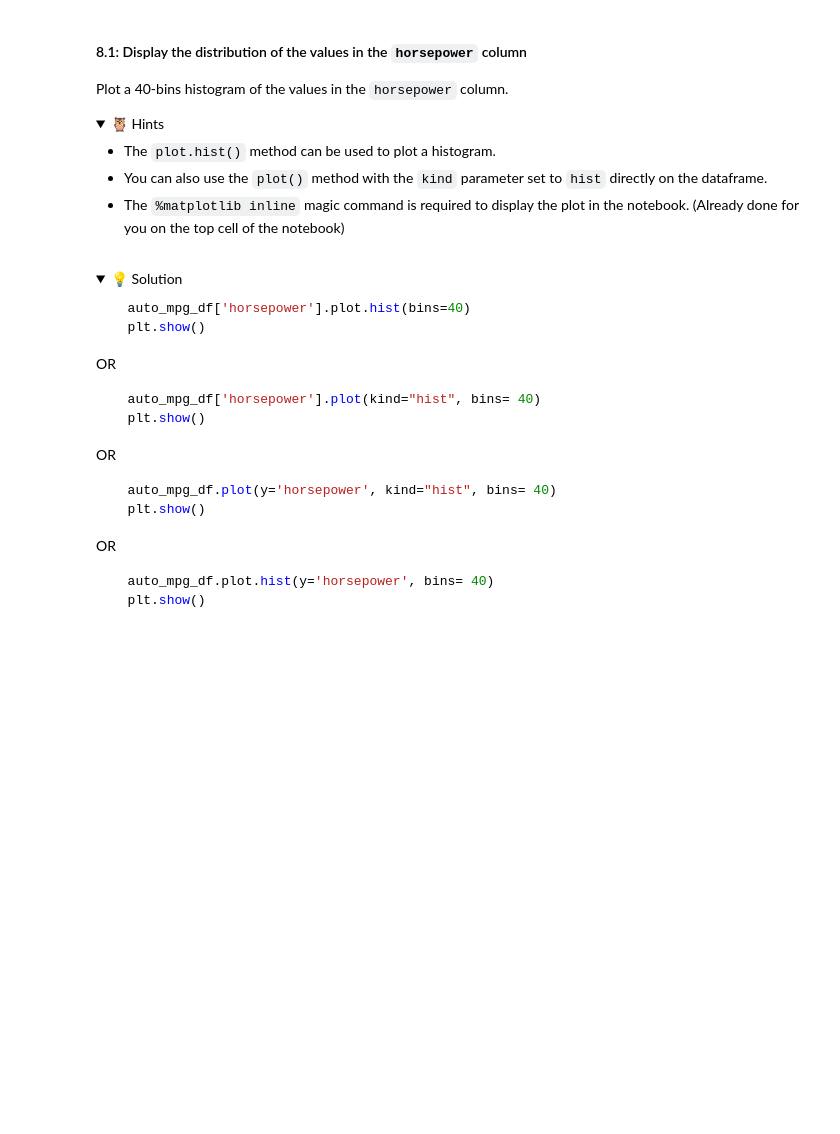
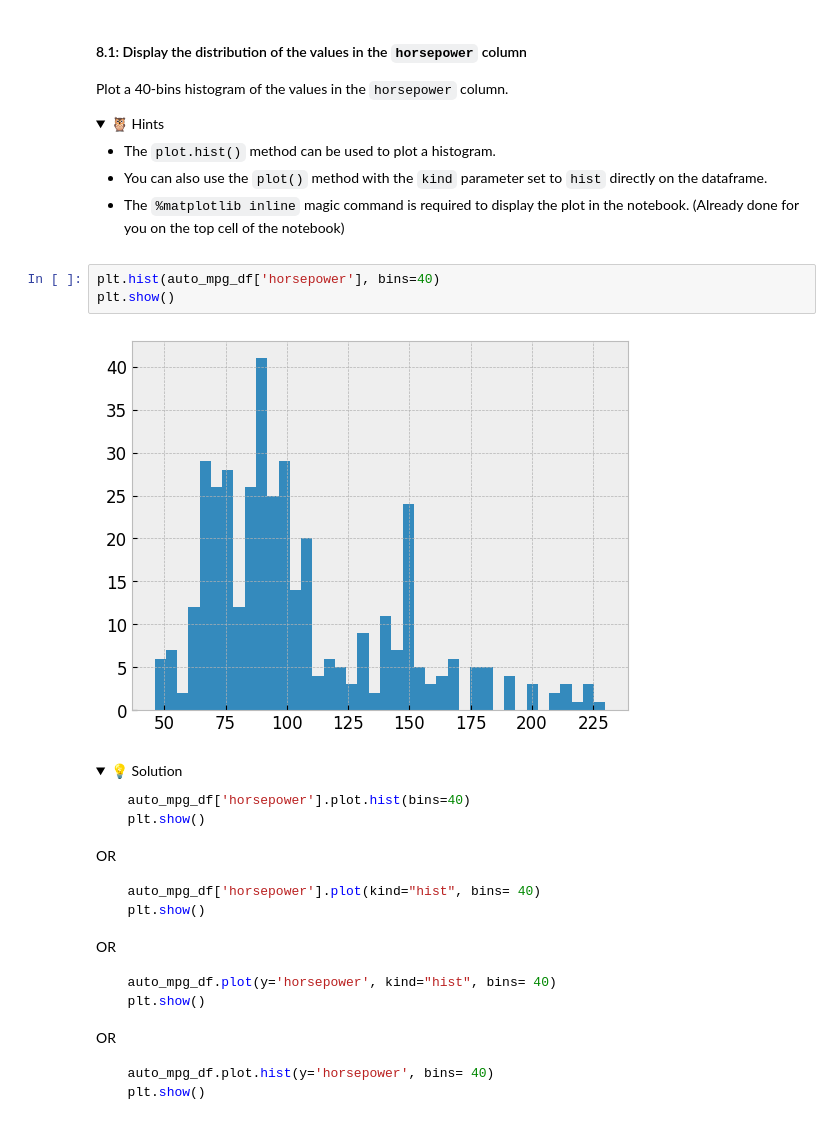
Before and after one commit to IT4063-Spring2025/exploratory-data-analysis-grandhvj, a Jupyter notebook: notebook.ipynb, the cells around one changed output. Saved outputs shown, nothing was run; the diff lists cells and outputs as text; folded sections open; blank space fills up the shorter version.

```diff
--- a/notebook.ipynb
+++ b/notebook.ipynb
@@ -497,6 +497,11 @@ Plot a 40-bins histogram of the values in the `horsepower` column.
   - The `%matplotlib inline` magic command is required to display the plot in the notebook. (Already done for you on the top cell of the notebook)
 
 </details>
+# %%
+plt.hist(auto_mpg_df['horsepower'], bins=40)
+plt.show()
+# %% [output]
+[figure, added]
 # %% [markdown]
 <details>
   <summary>💡 Solution</summary>
```
Also changed, not shown: parts of 18 cells of this notebook, 1 other file.
